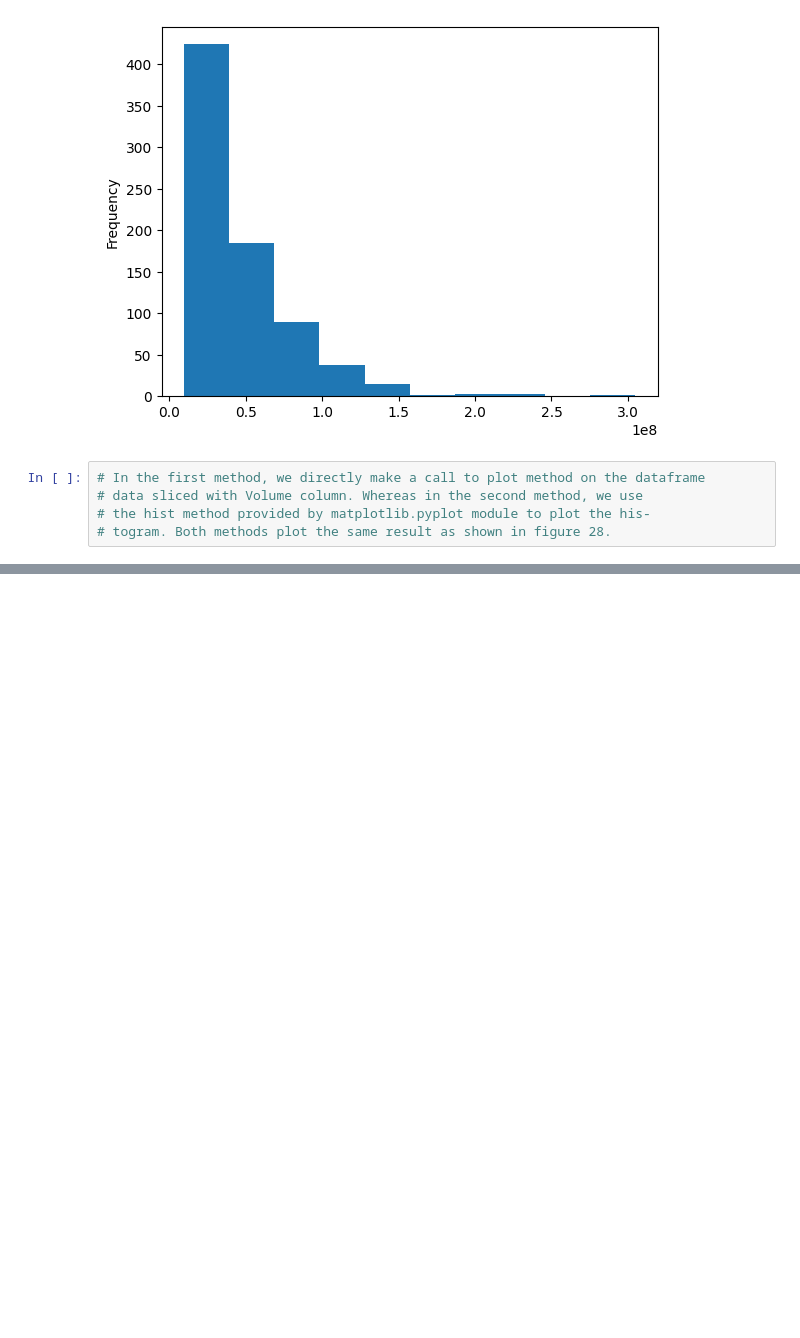
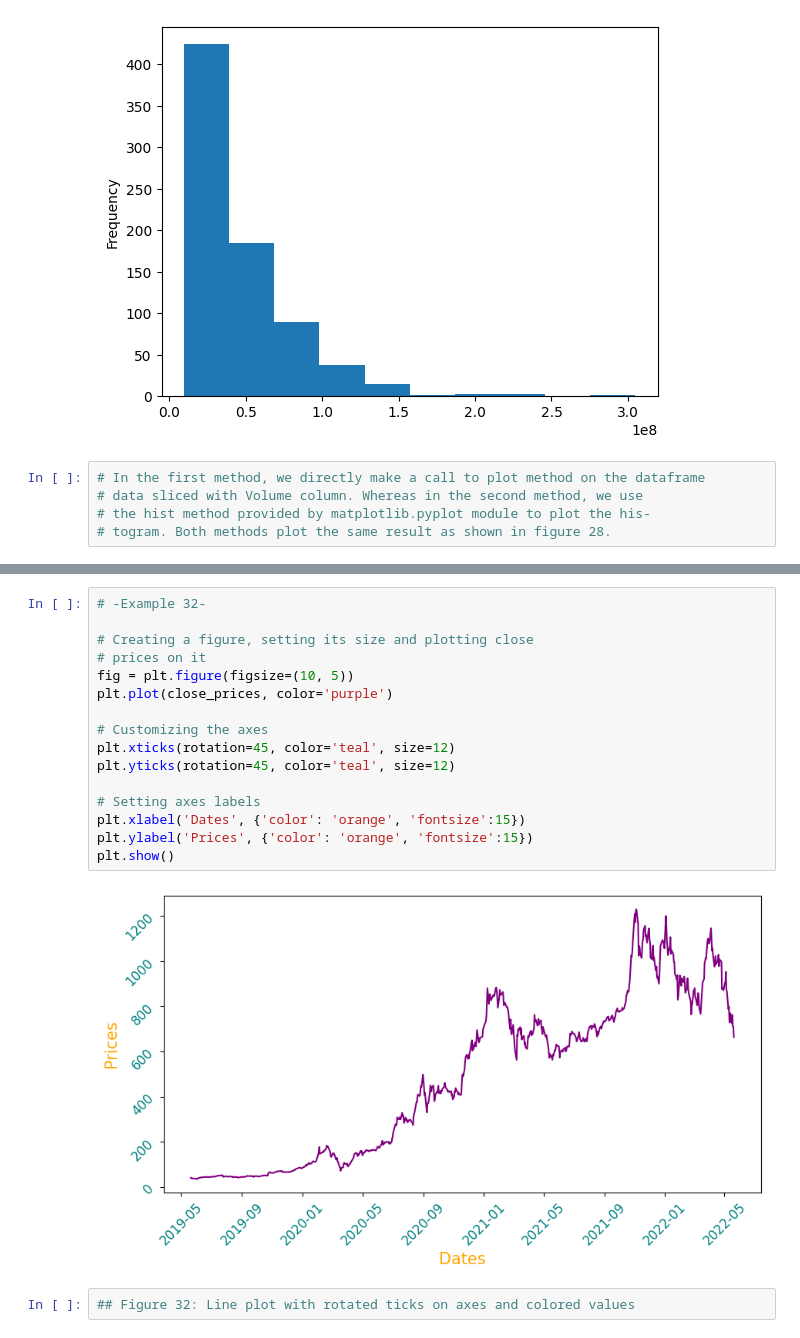
Before and after one commit to gr8bipin/python_basics_finance, a Jupyter notebook: matplotlib.ipynb, the cells around one changed output, grey strips where cells are left out. Drawn from its saved outputs; the diff is of its cells as text; blank space fills up the shorter version.

```diff
--- a/matplotlib.ipynb
+++ b/matplotlib.ipynb
@@ -843,0 +931,20 @@ plt.show()
+# %%
+# -Example 32-
+
+# Creating a figure, setting its size and plotting close
+# prices on it
+fig = plt.figure(figsize=(10, 5))
+plt.plot(close_prices, color='purple')
+
+# Customizing the axes
+plt.xticks(rotation=45, color='teal', size=12)
+plt.yticks(rotation=45, color='teal', size=12)
+
+# Setting axes labels
+plt.xlabel('Dates', {'color': 'orange', 'fontsize':15})
+plt.ylabel('Prices', {'color': 'orange', 'fontsize':15})
+plt.show()
+# %% [output]
+[figure, added]
+# %%
+## Figure 32: Line plot with rotated ticks on axes and colored values
```
Also changed, not shown: parts of 60 cells of this notebook.
